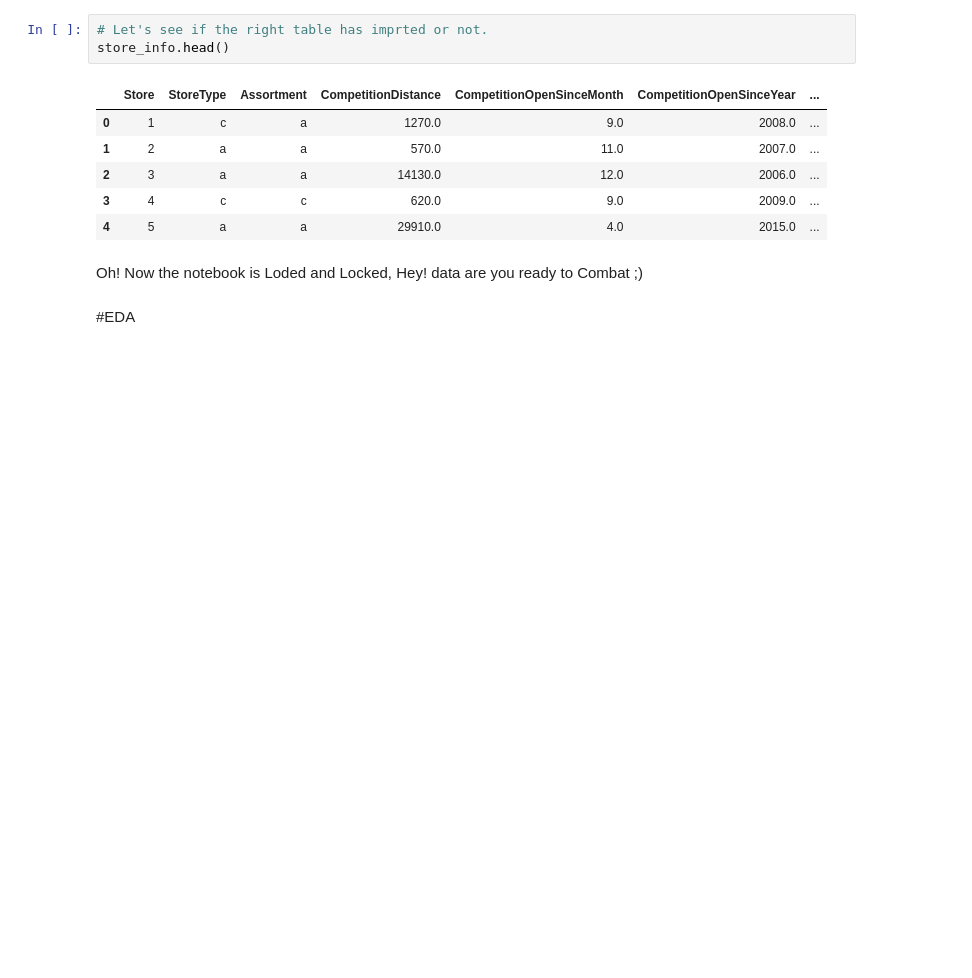
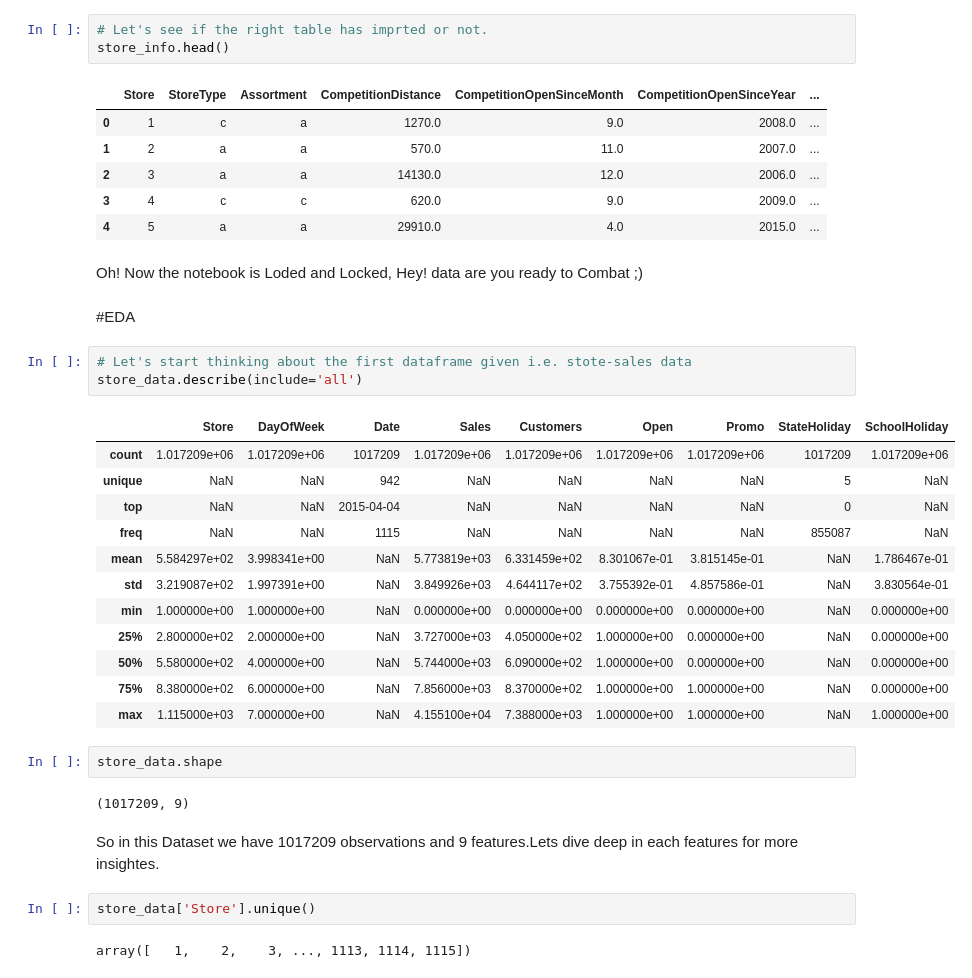
Before and after one commit to almaraj/Null-value-handeling-Outlier-treatment-On-Sales-Data, a Jupyter notebook: Rossmann_Sales_Prediction_Capstone_Project.ipynb, the cells around one changed output. Cells and saved outputs as stored; diff of their text form; blank space fills up the shorter version.

Commit message:
Second commit of Sales Prediction

```diff
--- a/Rossmann_Sales_Prediction_Capstone_Project.ipynb
+++ b/Rossmann_Sales_Prediction_Capstone_Project.ipynb
@@ -86,3 +86,29 @@ store_info.head()
 Oh! Now the notebook is Loded and Locked, Hey! data are you ready to Combat ;)
 # %% [markdown]
 #EDA
+# %%
+# Let's start thinking about the first dataframe given i.e. stote-sales data
+store_data.describe(include='all')
+# %% [output]
+|  | Store | DayOfWeek | Date | Sales | Customers | Open | Promo | StateHoliday | SchoolHoliday |
+| count | 1.017209e+06 | 1.017209e+06 | 1017209 | 1.017209e+06 | 1.017209e+06 | 1.017209e+06 | 1.017209e+06 | 1017209 | 1.017209e+06 |
+| unique | NaN | NaN | 942 | NaN | NaN | NaN | NaN | 5 | NaN |
+| top | NaN | NaN | 2015-04-04 | NaN | NaN | NaN | NaN | 0 | NaN |
+| freq | NaN | NaN | 1115 | NaN | NaN | NaN | NaN | 855087 | NaN |
+| mean | 5.584297e+02 | 3.998341e+00 | NaN | 5.773819e+03 | 6.331459e+02 | 8.301067e-01 | 3.815145e-01 | NaN | 1.786467e-01 |
+| std | 3.219087e+02 | 1.997391e+00 | NaN | 3.849926e+03 | 4.644117e+02 | 3.755392e-01 | 4.857586e-01 | NaN | 3.830564e-01 |
+| min | 1.000000e+00 | 1.000000e+00 | NaN | 0.000000e+00 | 0.000000e+00 | 0.000000e+00 | 0.000000e+00 | NaN | 0.000000e+00 |
+| 25% | 2.800000e+02 | 2.000000e+00 | NaN | 3.727000e+03 | 4.050000e+02 | 1.000000e+00 | 0.000000e+00 | NaN | 0.000000e+00 |
+| 50% | 5.580000e+02 | 4.000000e+00 | NaN | 5.744000e+03 | 6.090000e+02 | 1.000000e+00 | 0.000000e+00 | NaN | 0.000000e+00 |
+| 75% | 8.380000e+02 | 6.000000e+00 | NaN | 7.856000e+03 | 8.370000e+02 | 1.000000e+00 | 1.000000e+00 | NaN | 0.000000e+00 |
+| max | 1.115000e+03 | 7.000000e+00 | NaN | 4.155100e+04 | 7.388000e+03 | 1.000000e+00 | 1.000000e+00 | NaN | 1.000000e+00 |
+# %%
+store_data.shape
+# %% [output]
+(1017209, 9)
+# %% [markdown]
+So in this Dataset we have 1017209 observations and 9 features.Lets dive deep in each features for more insightes.
+# %%
+store_data['Store'].unique()
+# %% [output]
+array([   1,    2,    3, ..., 1113, 1114, 1115])
```
Also changed, not shown: parts of 4 cells of this notebook.
